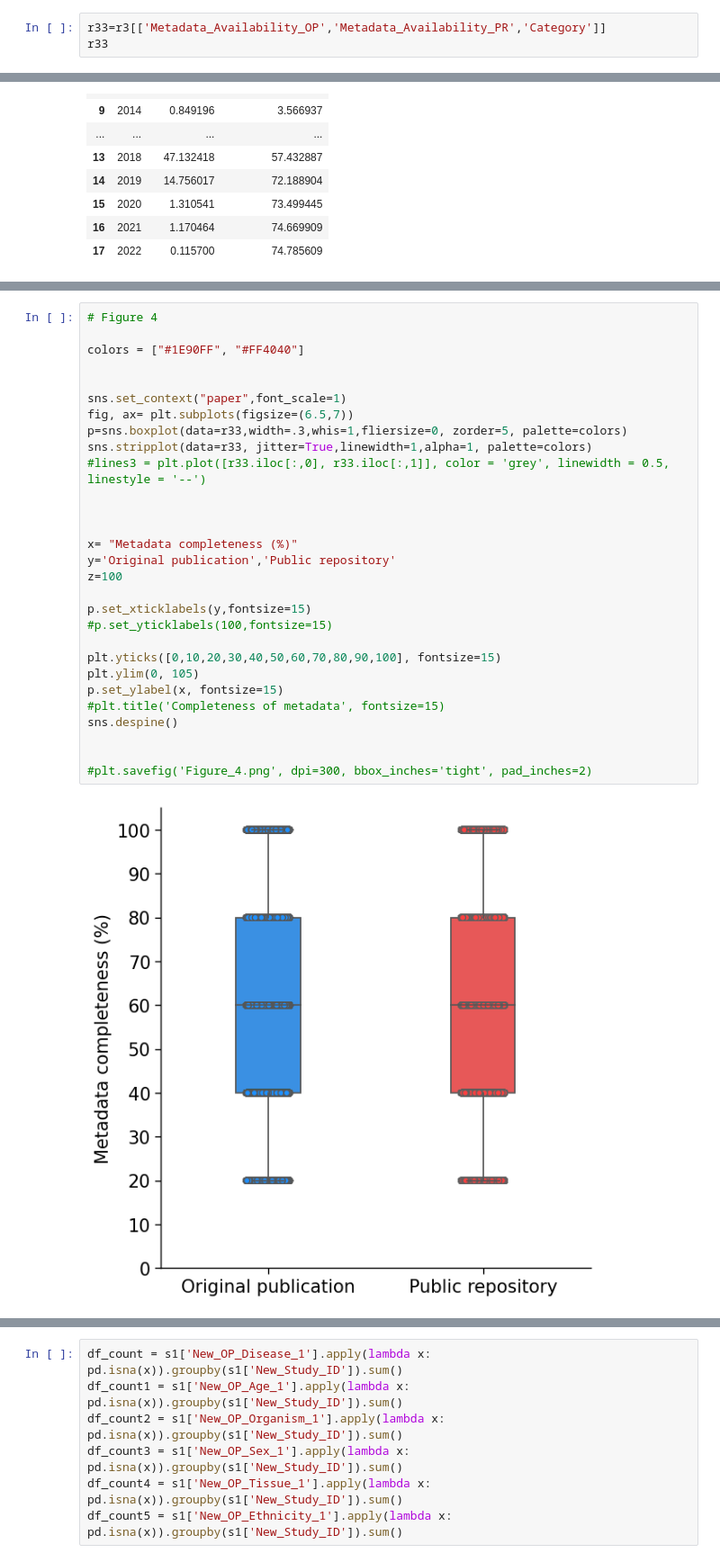
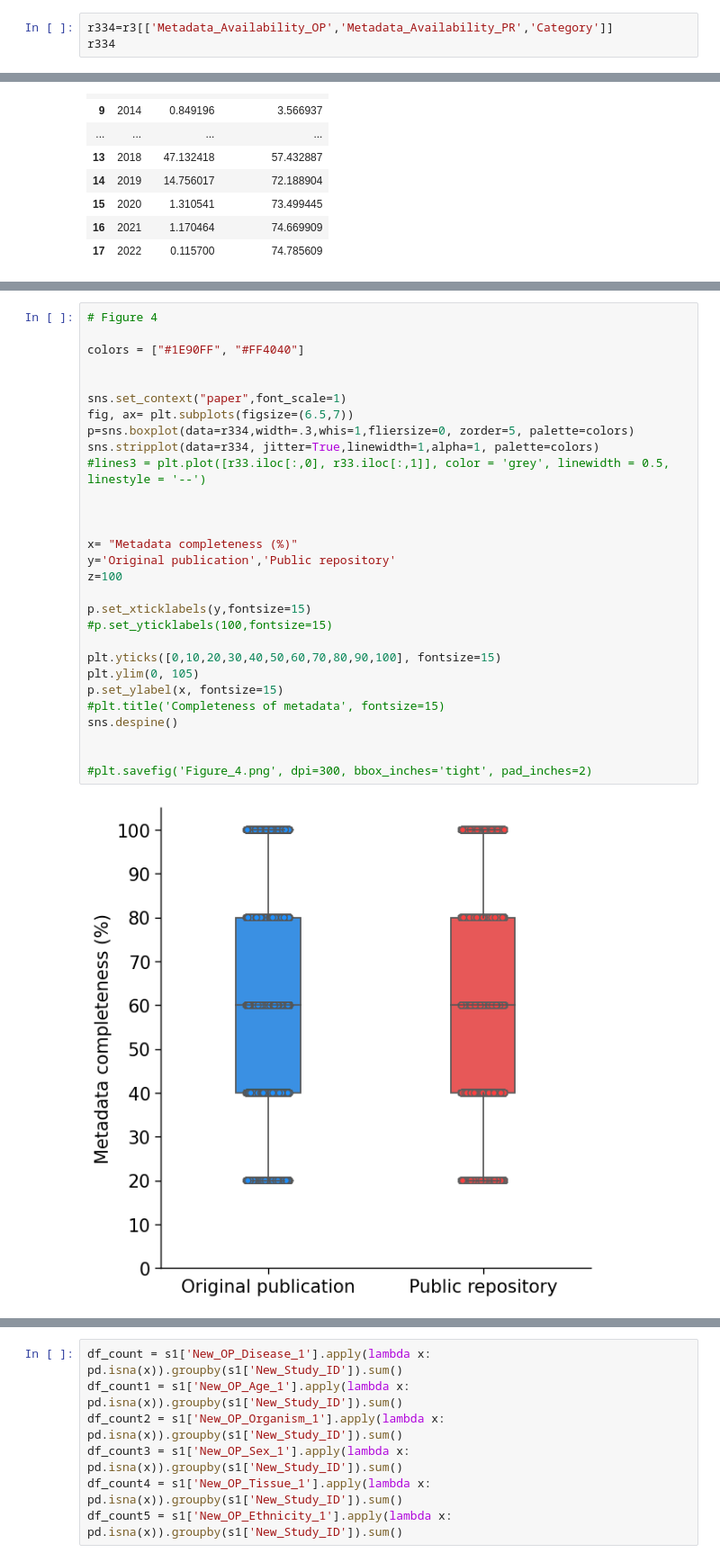
Before and after one commit to Mangul-Lab-USC/metadata-completeness, a Jupyter notebook: Notebooks/Main_Figures_metadata_project.ipynb, the cells around one changed output, grey strips where cells are left out. Shown at 90% size. Saved outputs shown, nothing was run; the diff lists cells and outputs as text.

```diff
--- a/Notebooks/Figures_metadata_project0927.ipynb
+++ b/Notebooks/Main_Figures_metadata_project.ipynb
@@ -476,8 +476,8 @@ r3
 | 164908 | GSE115183 | 2018 | GSM3169017 | NaN | 4- to 5-day-old | Arabidopsis thaliana | NaN | ... |
 164909 rows × 34 columns
 # %%
-r33=r3[['Metadata_Availability_OP','Metadata_Availability_PR','Category']]
-r33
+r334=r3[['Metadata_Availability_OP','Metadata_Availability_PR','Category']]
+r334
 # %% [output]
 |  | Metadata_Availability_OP | Metadata_Availability_PR | Category |
 | 0 | 100.0 | 100.0 | Human |
@@ -1102,32 +1240,32 @@ plt.tight_layout()
 # %%
 # Figure 4
 
 colors = ["#1E90FF", "#FF4040"]
 
 
 sns.set_context("paper",font_scale=1)
 fig, ax= plt.subplots(figsize=(6.5,7))
-p=sns.boxplot(data=r33,width=.3,whis=1,fliersize=0, zorder=5, palette=colors)
-sns.stripplot(data=r33, jitter=True,linewidth=1,alpha=1, palette=colors)
+p=sns.boxplot(data=r334,width=.3,whis=1,fliersize=0, zorder=5, palette=colors)
+sns.stripplot(data=r334, jitter=True,linewidth=1,alpha=1, palette=colors)
 #lines3 = plt.plot([r33.iloc[:,0], r33.iloc[:,1]], color = 'grey', linewidth = 0.5, linestyle = '--')
 
 
 
 x= "Metadata completeness (%)"
 y='Original publication','Public repository'
 z=100
 
 p.set_xticklabels(y,fontsize=15)
 #p.set_yticklabels(100,fontsize=15)
 
 plt.yticks([0,10,20,30,40,50,60,70,80,90,100], fontsize=15)
 plt.ylim(0, 105)
 p.set_ylabel(x, fontsize=15)
 #plt.title('Completeness of metadata', fontsize=15)
 sns.despine()
 
 
 #plt.savefig('Figure_4.png', dpi=300, bbox_inches='tight', pad_inches=2)
 # %% [output]
-[figure, old version]
+[figure, new version]
 # %%
```
Also changed, not shown: parts of 46 cells of this notebook, 5 other files.
